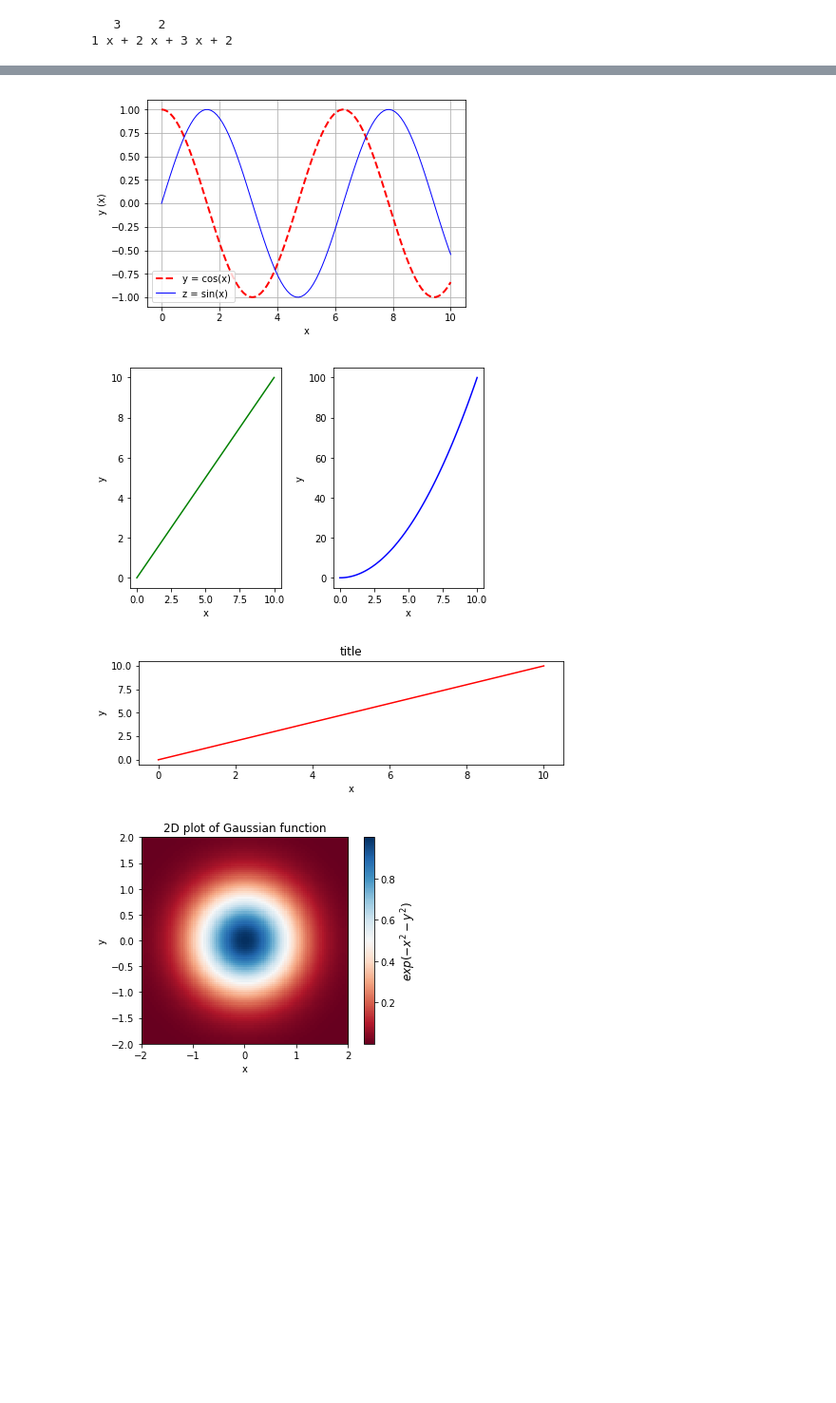
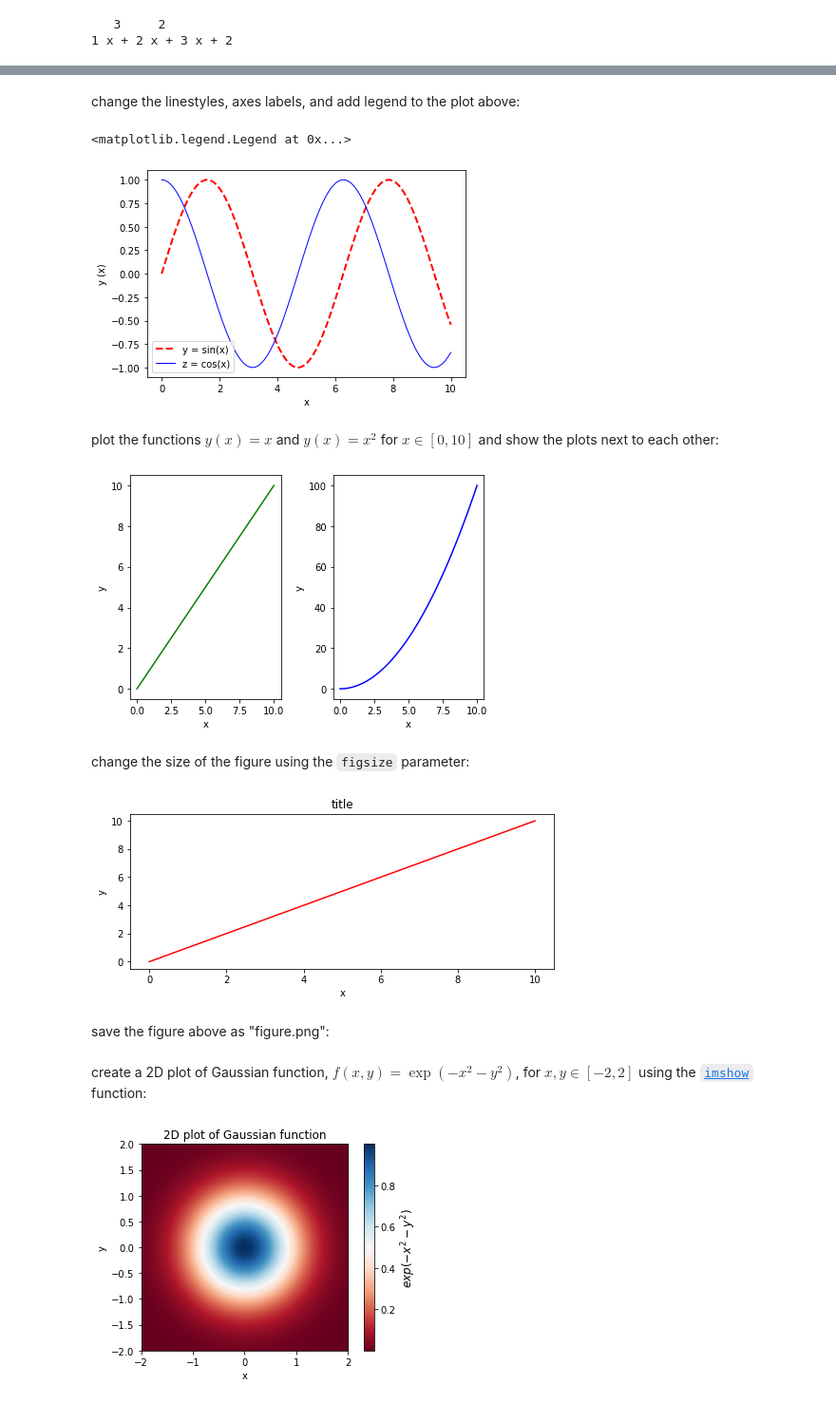
Before and after one commit to valenpe7/numerical_methods, a Jupyter notebook: lectures/01-introduction.ipynb, the cells around one changed output, grey strips where cells are left out. Shown at 95% size. Drawn from its saved outputs; the diff is of its cells as text; code cells hidden in the pictures; blank space fills up the shorter version.

```diff
--- a/lectures/01-introduction.ipynb
+++ b/lectures/01-introduction.ipynb
@@ -319,20 +474,18 @@ import matplotlib.pyplot as plt
+# %% [markdown]
+change the linestyles, axes labels, and add legend to the plot above:
 # %%
-x = np.linspace(0, 10, 100)
-y = np.cos(x)
-z = np.sin(x)
-
 fig, ax = plt.subplots()
-ax.plot(x, y, linestyle="--", color="red", label="y = cos(x)", linewidth=2)
-ax.plot(x, z, linestyle="-", color="blue", label="z = sin(x)", linewidth=1)
+ax.plot(x, np.sin(x), linestyle="--", color="red", label="y = sin(x)", linewidth=2)
+ax.plot(x, np.cos(x), linestyle="-", color="blue", label="z = cos(x)", linewidth=1)
 ax.set_xlabel("x")
 ax.set_ylabel("y (x)")
 ax.legend()
-ax.grid()
 # %% [output]
+<matplotlib.legend.Legend at 0x...>
-[figure, old version]
+[figure, new version]
+# %% [markdown]
+plot the functions $ y(x) = x $ and $ y(x) = x^2 $ for $ x \in [0, 10] $ and show the plots next to each other:
 # %%
-x = np.linspace(0, 10, 100)
-
 fig, ax = plt.subplots(nrows=1, ncols=2)
 
 ax[0].plot(x, x, color="green")
@@ -345,14 +498,18 @@ ax[1].set_ylabel("y")
 
 fig.tight_layout()
 # %% [output]
-[figure, old version]
+[figure, new version]
+# %% [markdown]
+change the size of the figure using the `figsize` parameter:
 # %%
-fig, ax = plt.subplots(figsize=(8,2))
+fig, ax = plt.subplots(figsize=(8,3))
 
 ax.plot(x, x, color="red")
 ax.set_xlabel("x")
 ax.set_ylabel("y")
 ax.set_title("title");
 # %% [output]
-[figure, old version]
+[figure, new version]
+# %% [markdown]
+save the figure above as "figure.png":
 # %%
@@ -360,3 +517,5 @@ fig.savefig("figure.png", dpi=300)
+# %% [markdown]
+create a 2D plot of Gaussian function, $ f(x, y) = \exp{(-x^2 - y^2)} $, for $ x, y \in [-2, 2] $ using the [`imshow`](https://matplotlib.org/3.3.3/api/_as_gen/matplotlib.pyplot.imshow.html) function:
 # %%
 x = np.linspace(-2, 2, 100)
 y = np.linspace(-2, 2, 100)
```
Also changed, not shown: parts of 118 cells of this notebook.
